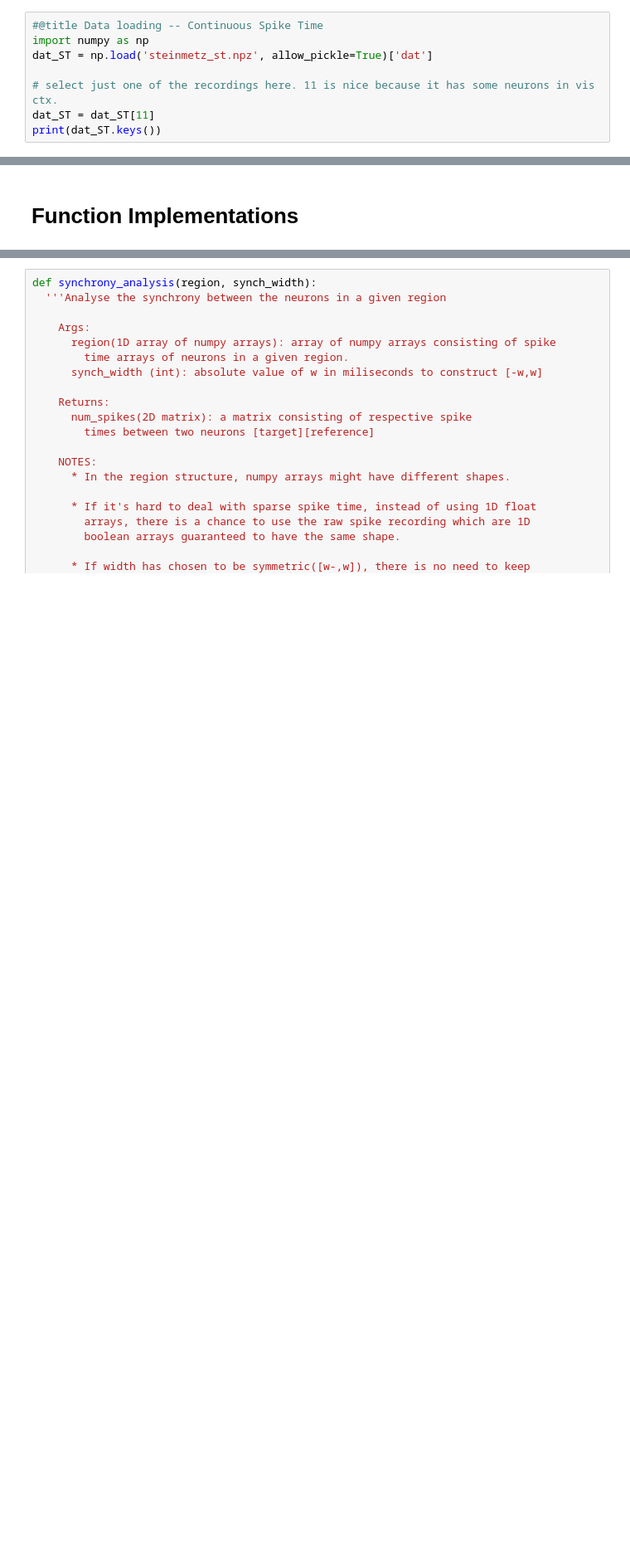
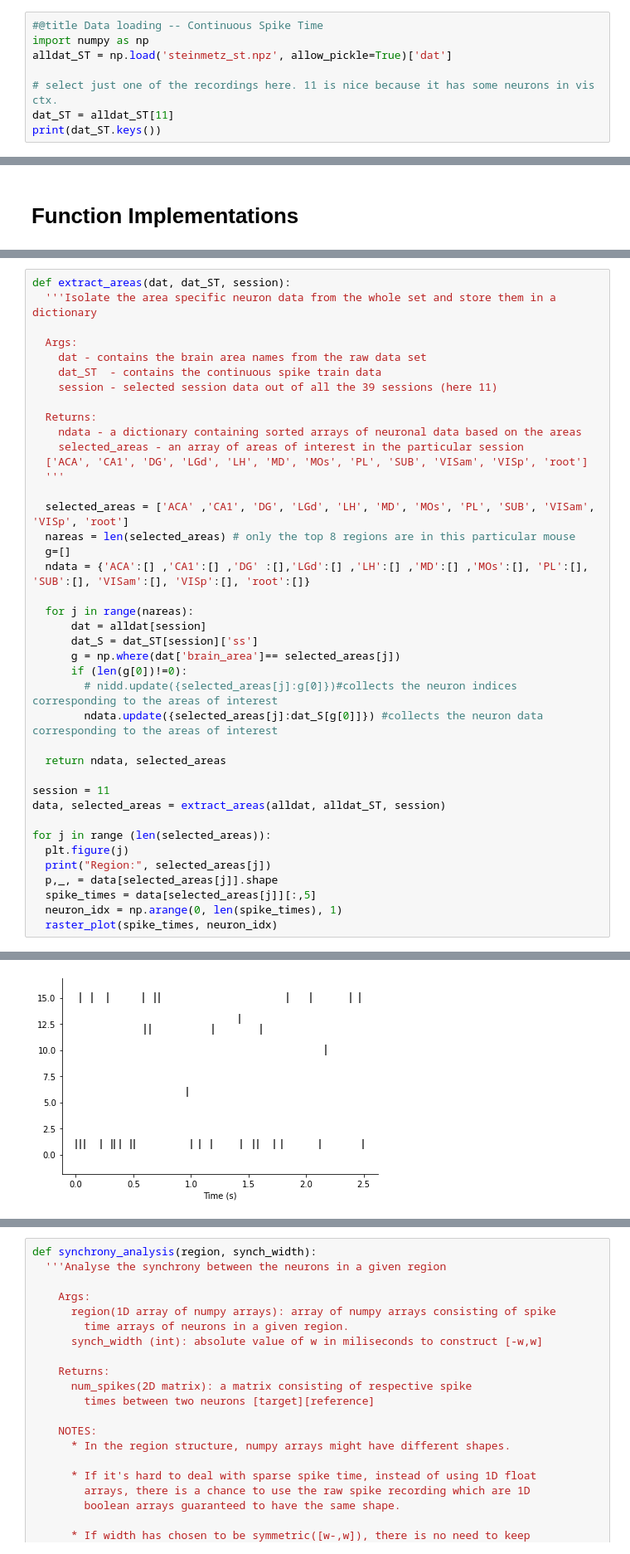
Before and after one commit to ugurcancakal/spike_jitter_analysis, a Jupyter notebook: spike_jitter.ipynb, the cells around one changed output, grey strips where cells are left out. Shown at 83% size. Saved outputs shown, nothing was run; the diff lists cells and outputs as text; blank space fills up the shorter version.

```diff
--- a/spike_jitter.ipynb
+++ b/spike_jitter.ipynb
@@ -39,10 +39,10 @@ for j in range(len(url)):
 # %%
 #@title Data loading -- Continuous Spike Time
 import numpy as np
-dat_ST = np.load('steinmetz_st.npz', allow_pickle=True)['dat']
+alldat_ST = np.load('steinmetz_st.npz', allow_pickle=True)['dat']
 
 # select just one of the recordings here. 11 is nice because it has some neurons in vis ctx.
-dat_ST = dat_ST[11]
+dat_ST = alldat_ST[11]
 print(dat_ST.keys())
 # %% [output]
 dict_keys(['ss', 'ss_passive'])
@@ -199,0 +218,41 @@ TARGET:  1.7849146
+# %%
+def extract_areas(dat, dat_ST, session):
+  '''Isolate the area specific neuron data from the whole set and store them in a dictionary
+
+  Args:
+    dat - contains the brain area names from the raw data set
+    dat_ST  - contains the continuous spike train data
+    session - selected session data out of all the 39 sessions (here 11)
+
+  Returns:
+    ndata - a dictionary containing sorted arrays of neuronal data based on the areas
+    selected_areas - an array of areas of interest in the particular session
+  ['ACA', 'CA1', 'DG', 'LGd', 'LH', 'MD', 'MOs', 'PL', 'SUB', 'VISam', 'VISp', 'root']
+  '''
+
+  selected_areas = ['ACA' ,'CA1', 'DG', 'LGd', 'LH', 'MD', 'MOs', 'PL', 'SUB', 'VISam', 'VISp', 'root']
+  nareas = len(selected_areas) # only the top 8 regions are in this particular mouse
+  g=[]
+  ndata = {'ACA':[] ,'CA1':[] ,'DG' :[],'LGd':[] ,'LH':[] ,'MD':[] ,'MOs':[], 'PL':[], 'SUB':[], 'VISam':[], 'VISp':[], 'root':[]}
+
+  for j in range(nareas):
+      dat = alldat[session]
+      dat_S = dat_ST[session]['ss']
+      g = np.where(dat['brain_area']== selected_areas[j])
+      if (len(g[0])!=0):
+        # nidd.update({selected_areas[j]:g[0]})#collects the neuron indices corresponding to the areas of interest
+        ndata.update({selected_areas[j]:dat_S[g[0]]}) #collects the neuron data corresponding to the areas of interest
+
+  return ndata, selected_areas
+
+session = 11
+data, selected_areas = extract_areas(alldat, alldat_ST, session)
+
+for j in range (len(selected_areas)):
+  plt.figure(j)
+  print("Region:", selected_areas[j])
+  p,_, = data[selected_areas[j]].shape
+  spike_times = data[selected_areas[j]][:,5]
+  neuron_idx = np.arange(0, len(spike_times), 1)
+  raster_plot(spike_times, neuron_idx)
+# %% [output]
@@ -199,0 +260 @@ TARGET:  1.7849146
+[figure, added]
```
Also changed, not shown: parts of 3 cells of this notebook.
